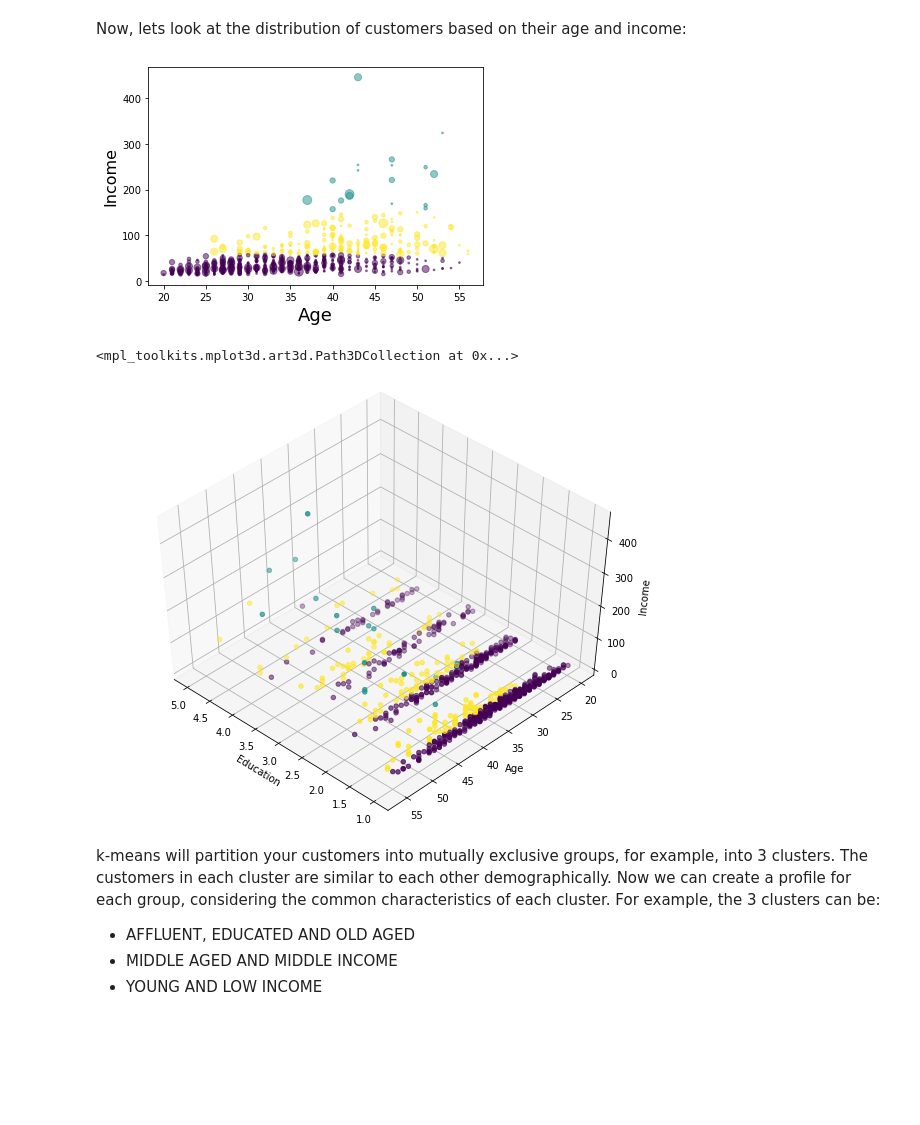
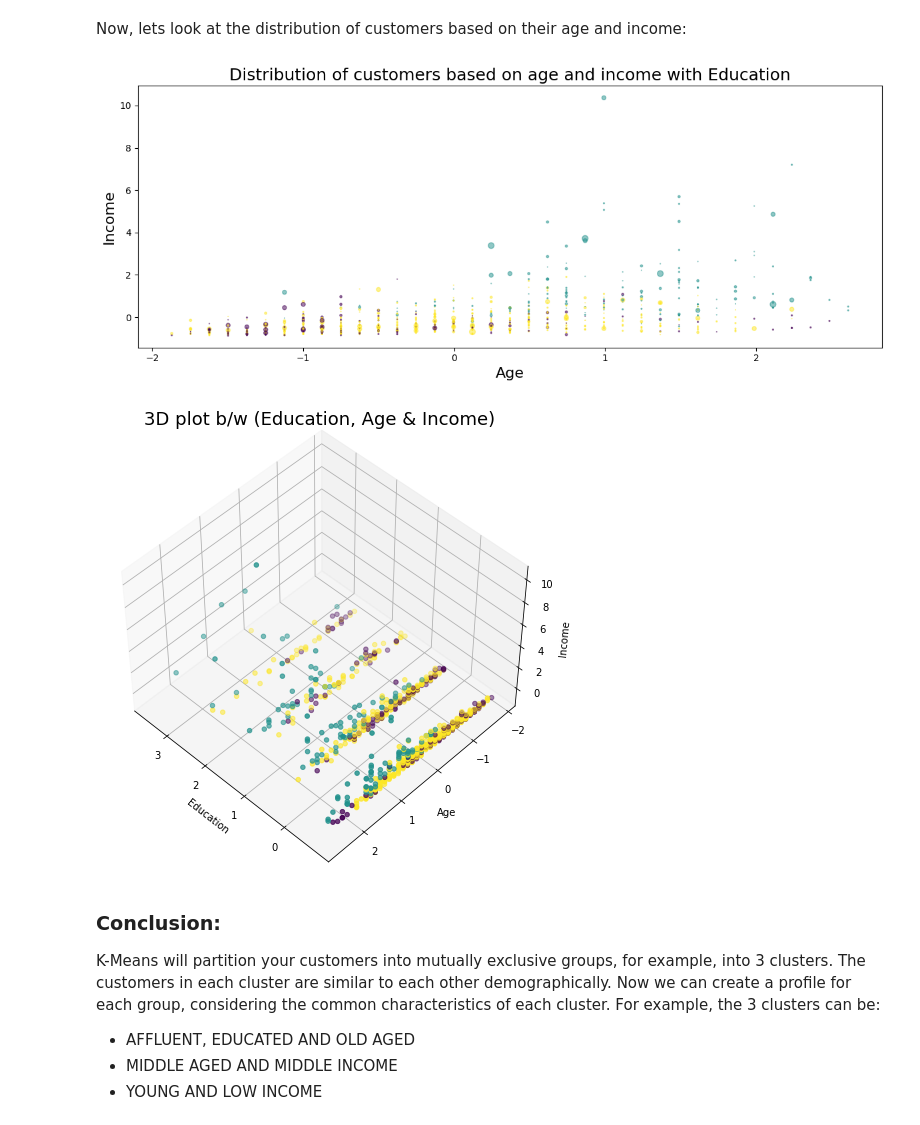
Before and after one commit to rakeshku93/machineLearningProjects, a Jupyter notebook: clustering/K-Means-Customer-Seg.ipynb, the cells around one changed output. Saved outputs shown, nothing was run; the diff lists cells and outputs as text; code cells hidden in the pictures; blank space fills up the shorter version.

Commit message:
clustering code added

```diff
--- a/clustering/K-Means-Customer-Seg.ipynb
+++ b/clustering/K-Means-Customer-Seg.ipynb
@@ -302,0 +77,18 @@ array([[ 0.74291541,  0.31212243, -0.37878978, ..., -0.59048916,
+# %%
+useful_col = [
+            # 'Customer Id',
+            'Age',
+            'Edu',
+            'Years Employed',
+            'Income',
+            'Card Debt',
+            'Other Debt',
+            'Defaulted',
+            'DebtIncomeRatio'
+]
+# %%
+X = df[useful_col]
+
+std_scalar = preprocessing.StandardScaler()
+X_scaled = std_scalar.fit_transform(X)
+X_scaled
@@ -307,9 +113,9 @@ In our example (if we didn't have access to the k-means algorithm), it would be
 
 Lets apply k-means on our dataset, and take look at cluster labels.
 # %%
+from sklearn.cluster import KMeans
+
 clusterNum = 3
-k_means = KMeans(init = "k-means++", n_clusters = clusterNum, n_init = 12)
-k_means.fit(X)
-labels = k_means.labels_
-print(labels)
+k_means = KMeans(init = "k-means++", n_clusters = clusterNum, n_init = 12, max_iter=500)
+k_means.fit(X_scaled)
 # %% [output]
@@ -356,34 +154,37 @@ df.groupby('Clus_km').mean()
 # %% [markdown]
 Now, lets look at the distribution of customers based on their age and income:
+# %%
+area = np.pi*(X_scaled[:, 1])**2 # Education is used as marker; higher edu; higher marker size
 # %%
-area = np.pi * ( X[:, 1])**2
-plt.scatter(X[:, 0], X[:, 3], s=area, c=labels.astype(np.float), alpha=0.5)
-plt.xlabel('Age', fontsize=18)
+plt.figure(figsize=(12, 5), dpi=100)
+
+# 0th col: Age, 3rd col: Income
+# s: The marker size in points**2.
+# c: The marker colors
+plt.scatter(X_scaled[:, 0], X_scaled[:, 3], s=area, c=labels.astype("int"), alpha=0.5)
+plt.xlabel('Age', fontsize=16)
 plt.ylabel('Income', fontsize=16)
-
+plt.title("Distribution of customers based on age and income with Education", fontsize=18)
+plt.tight_layout()
 plt.show()
 # %% [output]
-[figure, old version]
+[figure, new version]
 # %%
-from mpl_toolkits.mplot3d import Axes3D
-fig = plt.figure(1, figsize=(8, 6))
-plt.clf()
-ax = Axes3D(fig, rect=[0, 0, .95, 1], elev=48, azim=134)
-
-plt.cla()
-# plt.ylabel('Age', fontsize=18)
-# plt.xlabel('Income', fontsize=16)
-# plt.zlabel('Education', fontsize=16)
+fig = plt.figure(figsize=(8, 6))
+ax = fig.add_subplot(111, projection="3d", elev=48, azim=134)
+ax.set_position([0, 0, 0.95, 1])
 ax.set_xlabel('Education')
 ax.set_ylabel('Age')
 ax.set_zlabel('Income')
+ax.set_title("3D plot b/w (Education, Age & Income)", fontsize=18)
 
-ax.scatter(X[:, 1], X[:, 0], X[:, 3], c= labels.astype(np.float))
+ax.scatter(X_scaled[:, 1], X_scaled[:, 0], X_scaled[:, 3], c= labels.astype("float"))
+plt.show()
 # %% [output]
-<mpl_toolkits.mplot3d.art3d.Path3DCollection at 0x...>
-[figure, old version]
+[figure, new version]
 # %% [markdown]
-k-means will partition your customers into mutually exclusive groups, for example, into 3 clusters. The customers in each cluster are similar to each other demographically.
+### Conclusion:
+K-Means will partition your customers into mutually exclusive groups, for example, into 3 clusters. The customers in each cluster are similar to each other demographically.
 Now we can create a profile for each group, considering the common characteristics of each cluster.
 For example, the 3 clusters can be:
 
```
Also changed, not shown: parts of 49 cells of this notebook, 3 other files.
